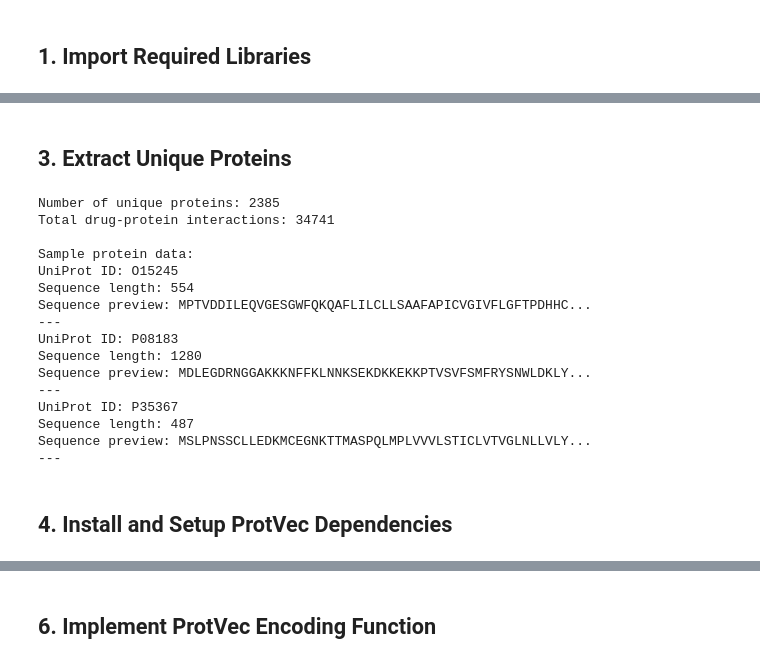
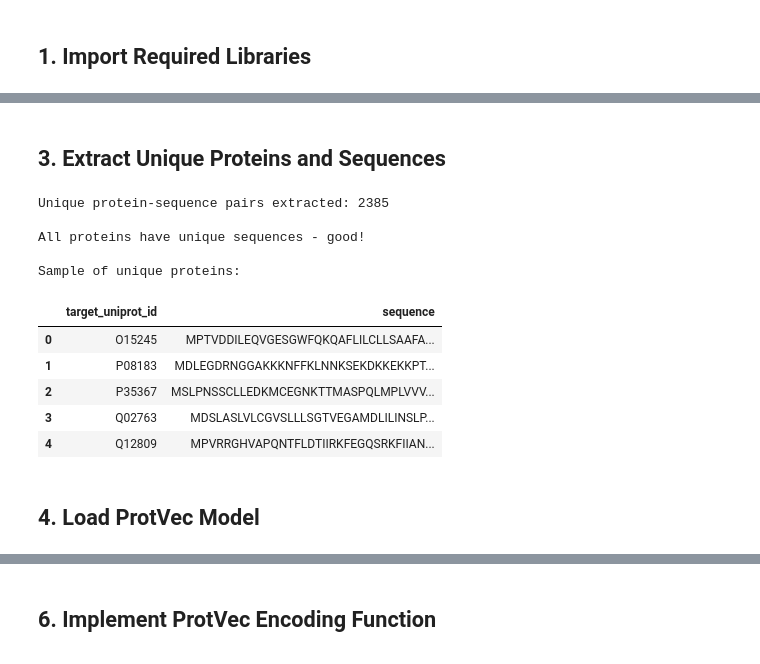
Before and after one commit to Rakibul-Hasan-Rafi/dti-prediction-with-adr, a Jupyter notebook: Data/Encoder/protein-encode-protvec/protein_protvec_encoding.ipynb, the cells around one changed output, grey strips where cells are left out. Cells and saved outputs as stored; diff of their text form; code cells hidden in the pictures.

```diff
--- a/Data/Encoder/protein-encode-protvec/protein_protvec_encoding.ipynb
+++ b/Data/Encoder/protein-encode-protvec/protein_protvec_encoding.ipynb
@@ -17,7 +37,13 @@ warnings.filterwarnings('ignore')
 # %%
-df = pd.read_parquet('scope_onside_common_v3.parquet')
+# Load the drug-protein interaction dataset
+dataset_path = "scope_onside_common_v3.parquet"
+df = pd.read_parquet(dataset_path)
+
+print("Dataset loaded successfully!")
 print(f"Dataset shape: {df.shape}")
-print(f"Columns: {df.columns.tolist()}")
-print("\nFirst few rows:")
+print(f"\nColumns: {df.columns.tolist()}")
+print(f"\nDataset info:")
+print(df.info())
+print(f"\nFirst 5 rows:")
 df.head()
 # %% [output]
@@ -34,34 +111,36 @@ First few rows:
 # %% [markdown]
-## 3. Extract Unique Proteins
+## 3. Extract Unique Proteins and Sequences
-# %%
-# Extract unique proteins with both UniProt ID and sequence
-unique_protein_data = df[['target_uniprot_id', 'sequence']].drop_duplicates()
-unique_proteins_dict = dict(zip(unique_protein_data['target_uniprot_id'], unique_protein_data['sequence']))
-
-print(f"Number of unique proteins: {len(unique_proteins_dict)}")
-print(f"Total drug-protein interactions: {len(df)}")
-print(f"\nSample protein data:")
-for i, (uniprot_id, sequence) in enumerate(list(unique_proteins_dict.items())[:3]):
-    print(f"UniProt ID: {uniprot_id}")
-    print(f"Sequence length: {len(sequence)}")
-    print(f"Sequence preview: {sequence[:50]}...")
-    print("---")
-# %% [output]
-Number of unique proteins: 2385
-Total drug-protein interactions: 34741
-
-Sample protein data:
-UniProt ID: O15245
-Sequence length: 554
-Sequence preview: MPTVDDILEQVGESGWFQKQAFLILCLLSAAFAPICVGIVFLGFTPDHHC...
----
-UniProt ID: P08183
-Sequence length: 1280
-Sequence preview: MDLEGDRNGGAKKKNFFKLNNKSEKDKKEKKPTVSVFSMFRYSNWLDKLY...
----
-UniProt ID: P35367
-Sequence length: 487
-Sequence preview: MSLPNSSCLLEDKMCEGNKTTMASPQLMPLVVVLSTICLVTVGLNLLVLY...
----
+# %%
+# Extract unique proteins with their sequences
+unique_proteins = df[['target_uniprot_id', 'sequence']].drop_duplicates()
+
+print(f"Unique protein-sequence pairs extracted: {len(unique_proteins)}")
+
+# Check if there are proteins with multiple sequences (unlikely but worth checking)
+protein_seq_counts = unique_proteins.groupby('target_uniprot_id').size()
+proteins_with_multiple_seqs = protein_seq_counts[protein_seq_counts > 1]
+
+if len(proteins_with_multiple_seqs) > 0:
+    print(f"\nProteins with multiple sequences: {len(proteins_with_multiple_seqs)}")
+    print("Top 5 proteins with multiple sequences:")
+    print(proteins_with_multiple_seqs.head())
+else:
+    print("\nAll proteins have unique sequences - good!")
+
+# Display sample of unique proteins
+print(f"\nSample of unique proteins:")
+unique_proteins.head()
+# %% [output]
+Unique protein-sequence pairs extracted: 2385
+
+All proteins have unique sequences - good!
+
+Sample of unique proteins:
+|  | target_uniprot_id | sequence |
+| 0 | O15245 | MPTVDDILEQVGESGWFQKQAFLILCLLSAAFA... |
+| 1 | P08183 | MDLEGDRNGGAKKKNFFKLNNKSEKDKKEKKPT... |
+| 2 | P35367 | MSLPNSSCLLEDKMCEGNKTTMASPQLMPLVVV... |
+| 3 | Q02763 | MDSLASLVLCGVSLLLSGTVEGAMDLILINSLP... |
+| 4 | Q12809 | MPVRRGHVAPQNTFLDTIIRKFEGQSRKFIIAN... |
 # %% [markdown]
-## 4. Install and Setup ProtVec Dependencies
+## 4. Load ProtVec Model
```
Also changed, not shown: parts of 26 cells of this notebook, 19 other files.
